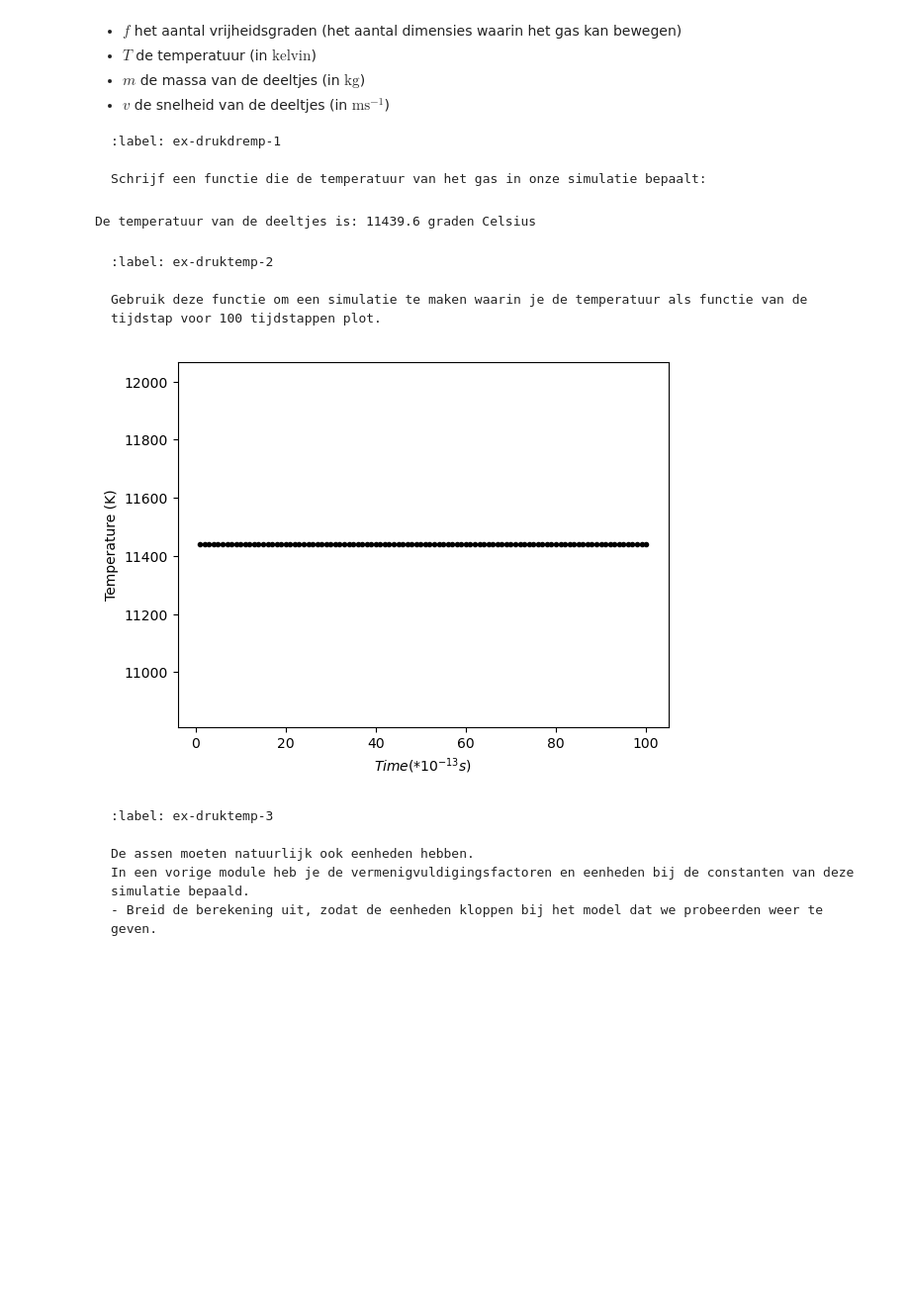
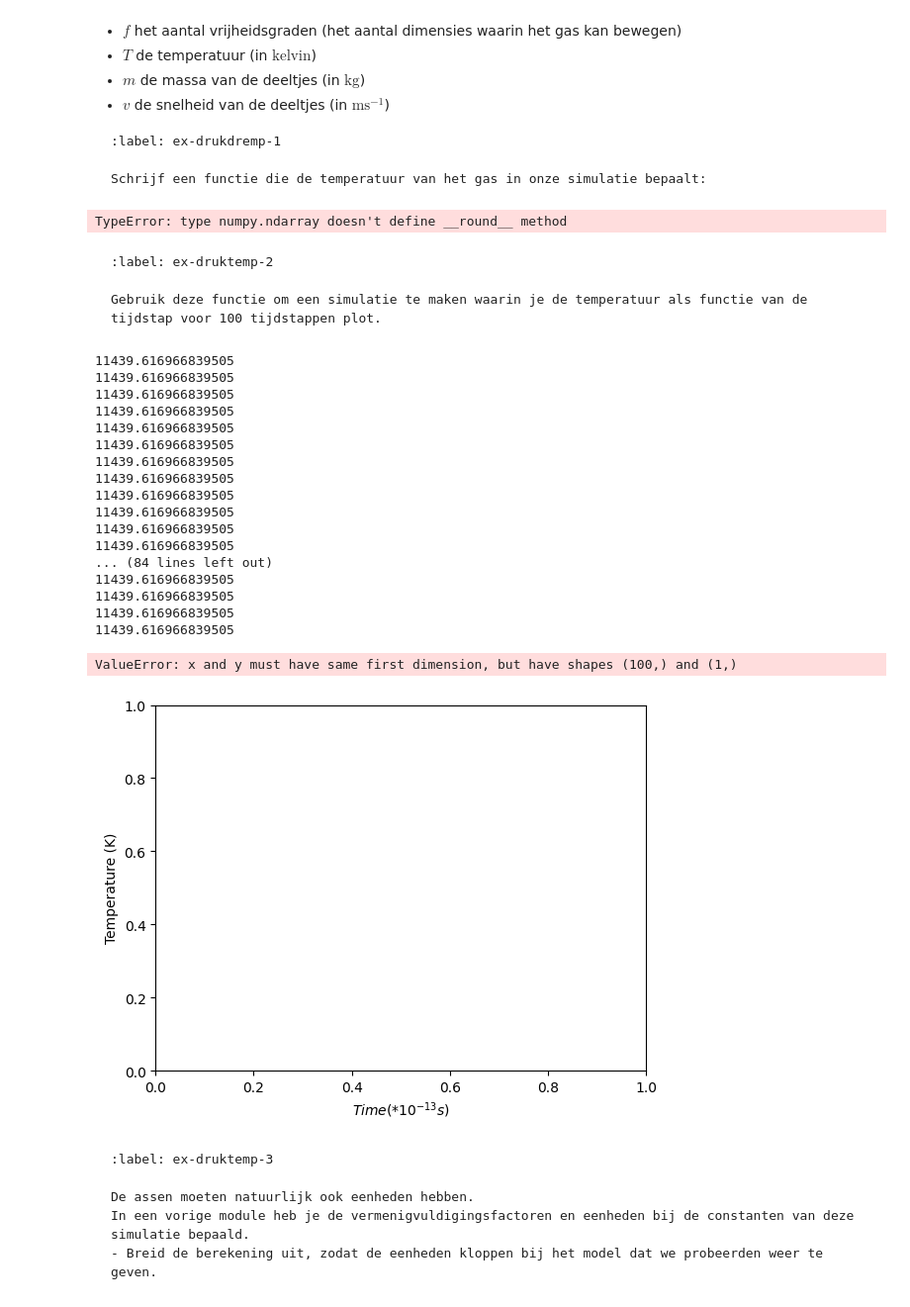
Before and after one commit to Eerkje/Annet-Erik, a Jupyter notebook: Content/PySim/5_druktemp.ipynb, the cells around one changed output. Shown at 99% size. Cells and saved outputs as stored; diff of their text form; code cells hidden in the pictures; blank space fills up the shorter version.

````diff
--- a/Content/PySim/5_druktemp.ipynb
+++ b/Content/PySim/5_druktemp.ipynb
@@ -202,11 +202,11 @@ def temperature(particles) -> float:
     v = np.average(v_all**2) #<v^2> bepalen
 
     m = N*4.81 * 10**-26  # massa als 1 luchtmolecuul gemiddeld 4.81*10^-26 kg is
-    temp = (m*v)/(f*k)
+    temp = (m*v_all)/(f*k)
     return temp
 print('De temperatuur van de deeltjes is:', round(temperature(particles) - 273.15,1), 'graden Celsius')
 # %% [output]
-De temperatuur van de deeltjes is: 11439.6 graden Celsius
+TypeError: type numpy.ndarray doesn't define __round__ method
 # %% [markdown]
 ```{exercise} Temperatuurplot
 :label: ex-druktemp-2
@@ -215,28 +215,48 @@ Gebruik deze functie om een simulatie te maken waarin je de temperatuur als func
 ```
 # %%
 # ruimte voor uitwerking
-
-particles = []
+import matplotlib.pyplot as plt
+#particles = []
 temperatures = np.zeros(100, dtype=float)
 times = np.linspace(1, 100, 100)
+
 
 create_particles(particles)
 for i in range(100):
     take_time_step(particles)
     # vastleggen van temperatuur per tijdstap
     temperatures[i] = temperature(particles) - 273.15
+    print(temperatures[i])
 
-#your code/answer
-
+#temperatures = temperature(particles)
+#print(temperatures)
 plt.figure()
 plt.xlabel('$Time (*10^{-13} s)$')
 plt.ylabel('Temperature (K)')
 # plotten van tijd tegen temperatuur
 #your code/answer
-plt.plot(times, temperatures, 'k.')
+plt.plot(times, temperature(particles), 'k.')
 plt.show()
 # %% [output]
+11439.616966839505
+11439.616966839505
+11439.616966839505
+11439.616966839505
+11439.616966839505
+11439.616966839505
+11439.616966839505
+11439.616966839505
+11439.616966839505
+11439.616966839505
+11439.616966839505
+11439.616966839505
+... (84 lines left out)
+11439.616966839505
+11439.616966839505
+11439.616966839505
+11439.616966839505
+ValueError: x and y must have same first dimension, but have shapes (100,) and (1,)
-[figure, old version]
+[figure, new version]
 # %% [markdown]
 ```{exercise}
 :label: ex-druktemp-3
````
Also changed, not shown: parts of 2 cells of this notebook.
